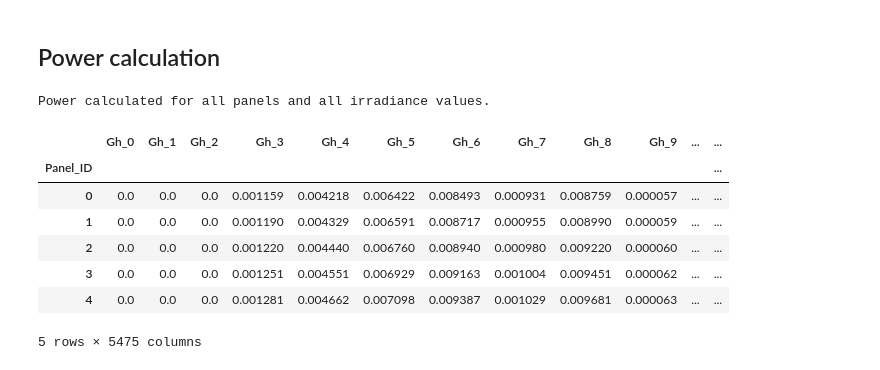
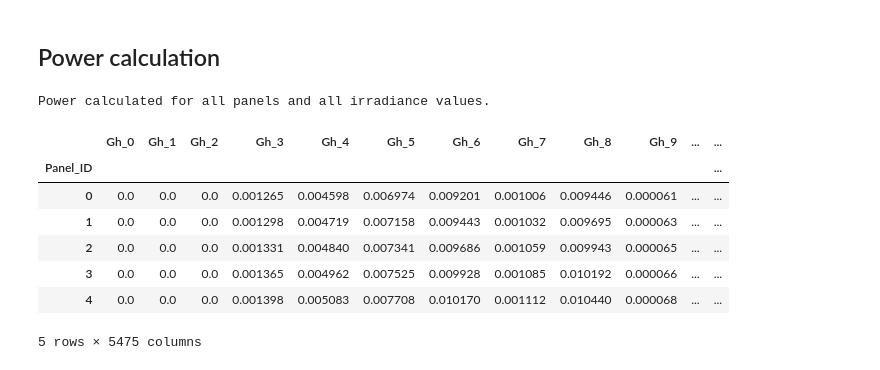
Before and after one commit to UCLM-ARCO/oasis-ehs, a Jupyter notebook: dataset.ipynb, the cells around one changed output. Saved outputs shown, nothing was run; the diff lists cells and outputs as text; code cells hidden in the pictures.

```diff
--- a/dataset.ipynb
+++ b/dataset.ipynb
@@ -192,7 +187,38 @@ Original rows: 8,760, removed: 3,285  , remaining: 5,475)
 ## Power calculation
 # %%
 def panel_power(Gh, Apv, nstc):
+    """
+    Calculate panel power output considering temperature effects.
+
+    Parameters:
+    - Gh: Irradiance (W/m²)
+    - Apv: Panel area (m²)
+    - nstc: Panel efficiency at standard test conditions (decimal)
+
+    Returns:
+    - Power output (W)
+    """
+
     return Gh * Apv * nstc
+
+def panel_power_with_temp(Gh, Apv, nstc, Tmod, temp_coeff=-0.004):
+    """
+    Calculate panel power output considering temperature effects.
+
+    Parameters:
+    - Gh: Irradiance (W/m²)
+    - Apv: Panel area (m²)
+    - nstc: Panel efficiency at standard test conditions (decimal)
+    - Tmod: panel temperature (°C)
+    - temp_coeff: Temperature coefficient (default -0.004 per °C)
+
+    Returns:
+    - Power output (W)
+    """
+
+    # Adjust efficiency based on temperature
+    nPV = nstc * (1 + temp_coeff * (Tmod - 25))  # equation (3)
+    return Gh * Apv * nPV  # equation (2)
 # %%
 def get_irradiance(day, hour):
     if not (1 <= day <= 31 and 0 <= hour <= 23):
@@ -207,31 +232,31 @@ def get_irradiance(day, hour):
 # %%
 # Calculate the power of each panel for each irradiance value
 
 panel_powers = []
 for idx, panel in panels_df.iterrows():
     Apv = panel['Apv(m2)']
     nstc = panel['eta_stc(%)'] / 100  # convert to fraction
 
     powers = []
-    for Gh in data[COL_G]:
-        powers.append(panel_power(Gh, Apv, nstc))
+    for Gh, Tmod in zip(Gh_data[COL_G], Gh_data[COL_TEMP]):
+        powers.append(panel_power_with_temp(Gh, Apv, nstc, Tmod))
     panel_powers.append(powers)
 
 panel_powers = pd.DataFrame(panel_powers)
 panel_powers.index = panels_df['Panel_ID']
 panel_powers.columns = [f"Gh_{i}" for i in range(len(panel_powers.columns))]
 
 print("Power calculated for all panels and all irradiance values.")
 display(panel_powers.head())
 # %% [output]
 Power calculated for all panels and all irradiance values.
 |  | Gh_0 | Gh_1 | Gh_2 | Gh_3 | Gh_4 | Gh_5 | Gh_6 | Gh_7 | Gh_8 | Gh_9 | ... | ... |
 | Panel_ID |  |  |  |  |  |  |  |  |  |  |  | ... |
-| 0 | 0.0 | 0.0 | 0.0 | 0.001159 | 0.004218 | 0.006422 | 0.008493 | 0.000931 | 0.008759 | 0.000057 | ... | ... |
-| 1 | 0.0 | 0.0 | 0.0 | 0.001190 | 0.004329 | 0.006591 | 0.008717 | 0.000955 | 0.008990 | 0.000059 | ... | ... |
-| 2 | 0.0 | 0.0 | 0.0 | 0.001220 | 0.004440 | 0.006760 | 0.008940 | 0.000980 | 0.009220 | 0.000060 | ... | ... |
-| 3 | 0.0 | 0.0 | 0.0 | 0.001251 | 0.004551 | 0.006929 | 0.009163 | 0.001004 | 0.009451 | 0.000062 | ... | ... |
-| 4 | 0.0 | 0.0 | 0.0 | 0.001281 | 0.004662 | 0.007098 | 0.009387 | 0.001029 | 0.009681 | 0.000063 | ... | ... |
+| 0 | 0.0 | 0.0 | 0.0 | 0.001265 | 0.004598 | 0.006974 | 0.009201 | 0.001006 | 0.009446 | 0.000061 | ... | ... |
+| 1 | 0.0 | 0.0 | 0.0 | 0.001298 | 0.004719 | 0.007158 | 0.009443 | 0.001032 | 0.009695 | 0.000063 | ... | ... |
+| 2 | 0.0 | 0.0 | 0.0 | 0.001331 | 0.004840 | 0.007341 | 0.009686 | 0.001059 | 0.009943 | 0.000065 | ... | ... |
+| 3 | 0.0 | 0.0 | 0.0 | 0.001365 | 0.004962 | 0.007525 | 0.009928 | 0.001085 | 0.010192 | 0.000066 | ... | ... |
+| 4 | 0.0 | 0.0 | 0.0 | 0.001398 | 0.005083 | 0.007708 | 0.010170 | 0.001112 | 0.010440 | 0.000068 | ... | ... |
 5 rows × 5475 columns
 # %%
 # Calculate the total energy generated by each panel throughout the year (Wh)
```
Also changed, not shown: parts of 11 cells of this notebook, 1 other file.
